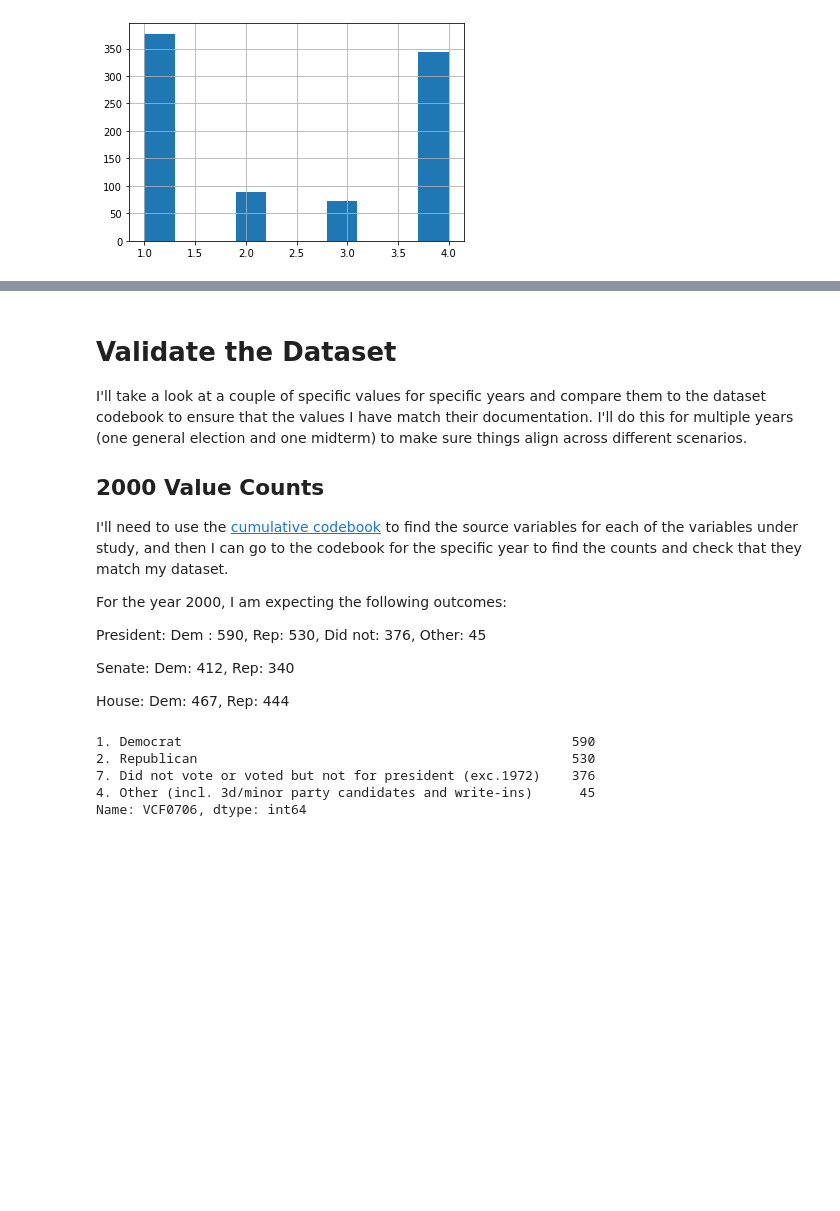
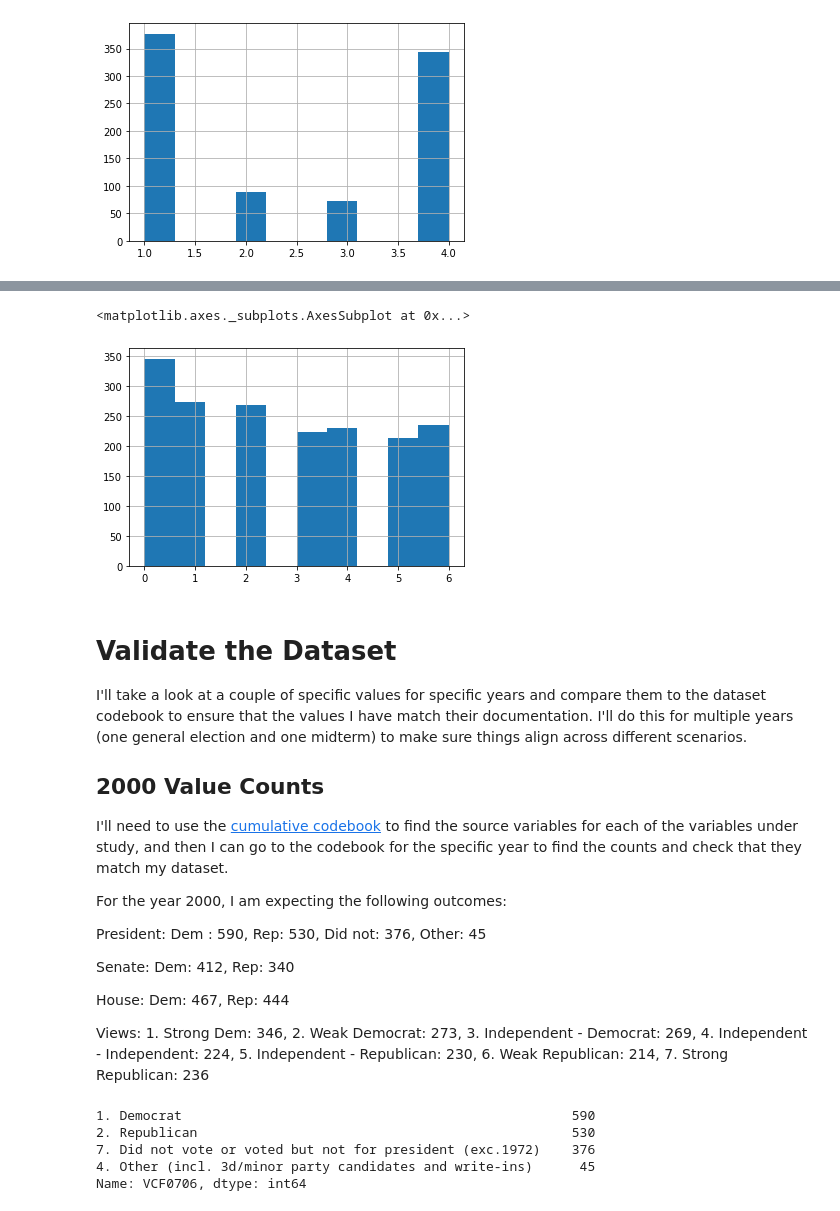
Before and after one commit to anushadatar/split-ticket, a Jupyter notebook: Prepare-Dataset.ipynb, the cells around one changed output, grey strips where cells are left out. Drawn from its saved outputs; the diff is of its cells as text; code cells hidden in the pictures; blank space fills up the shorter version.

Commit message:
added validation for views variable.

```diff
--- a/Prepare-Dataset.ipynb
+++ b/Prepare-Dataset.ipynb
@@ -227,0 +250,3 @@ split_vote_ints.dropna().hist()
+# %%
+views = year["VCF0301"]
+views
@@ -228,3 +271,15 @@ split_vote_ints.dropna().hist()
+# %%
+views_ints = views.map({'1. Strong Democrat' : 0,
+                        '2. Weak Democrat' : 1,
+                        '3. Independent - Democrat': 2,
+                        '4. Independent - Independent': 3,
+                        '5. Independent - Republican': 4,
+                        '6. Weak Republican' : 5,
+                        '7. Strong Republican' : 6})
+views_ints.dropna().hist()
+# %% [output]
+<matplotlib.axes._subplots.AxesSubplot at 0x...>
+[figure, added]
 # %% [markdown]
 # Validate the Dataset
 I'll take a look at a couple of specific values for specific years and compare them to the dataset codebook to ensure that the values I have match their documentation. I'll do this for multiple years (one general election and one midterm) to make sure things align across different scenarios.
@@ -240,6 +295,8 @@ President: Dem : 590, Rep: 530, Did not: 376, Other: 45
 Senate: Dem: 412, Rep: 340
 
 House: Dem: 467, Rep: 444
+
+Views: 1. Strong Dem: 346, 2. Weak Democrat: 273, 3. Independent - Democrat: 269, 4. Independent - Independent: 224, 5. Independent - Republican: 230, 6. Weak Republican: 214, 7. Strong Republican: 236
 # %%
 pres_vote.value_counts()
 # %% [output]
```
Also changed, not shown: parts of 8 cells of this notebook, 1 other file.
